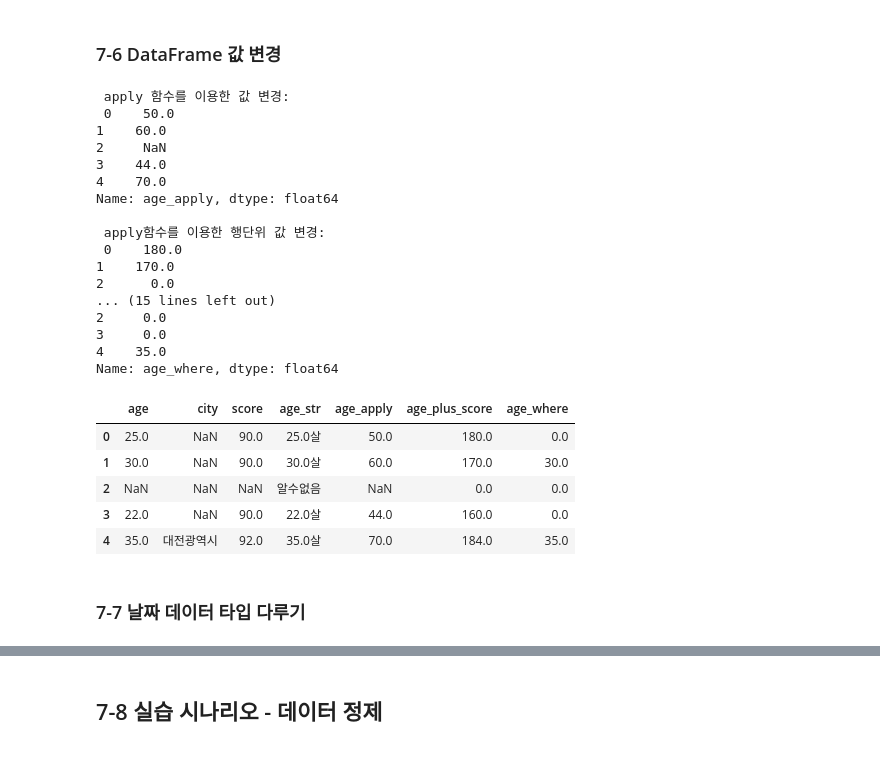
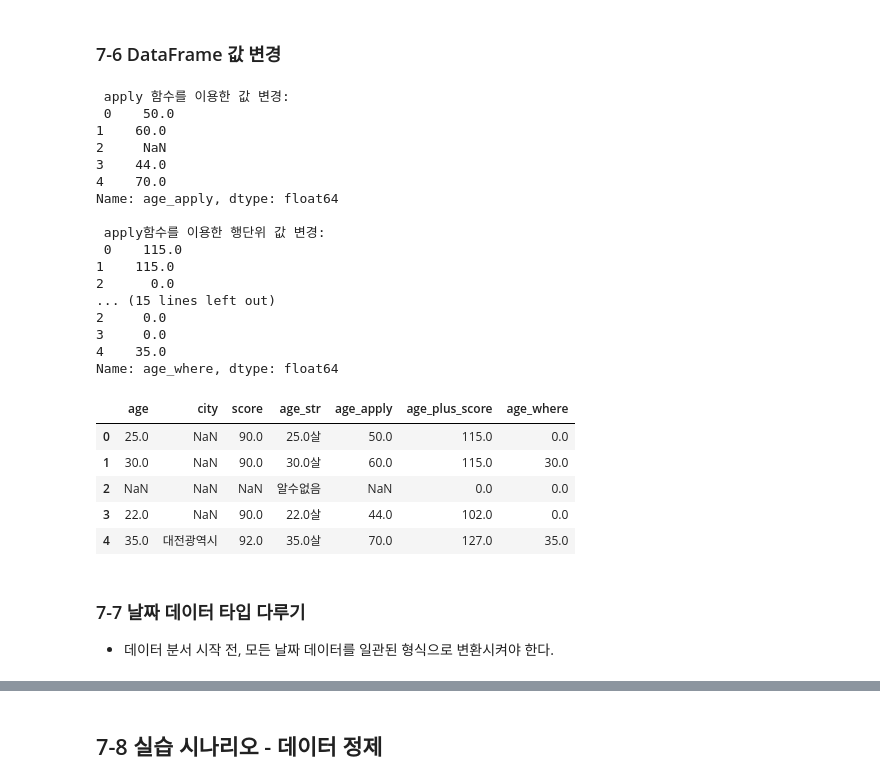
Before and after one commit to So-Youn/Data-Analysis-with-Open-Source, a Jupyter notebook: 오픈소스_데이터_분석_7강.ipynb, the cells around one changed output, grey strips where cells are left out. Saved outputs shown, nothing was run; the diff lists cells and outputs as text; code cells hidden in the pictures.

```diff
--- a/오픈소스_데이터_분석_7강.ipynb
+++ b/오픈소스_데이터_분석_7강.ipynb
@@ -208,58 +229,63 @@ df['city'] = df['city'].replace('Seoul','서울')
 df['city'] = df['city'].replace({None:'미정','Incheon':'인천'})
 
 ### map을 이용한 값 변경
+### map: 각 요소에 함수나 딕셔너리 적용하여 값 변경
 city_map = {'Seoul': '서울특별시', None: '미정', 'Incheon':'인천광역시', 'Daejeon':'대전광역시'}
 df['city'] = df['city'].map(city_map)
 
 df['age_str'] = df['age'].map(lambda x: f"{x}살" if pd.notna(x) else "알수없음")
 
 ### apply 함수를 이용한 값 변경
+### apply: 데이터의 각 요소에 함수를 적요할 때 사용
 df['age_apply'] = df['age'].apply(lambda x: x*2 if pd.notna(x) else None)
 print("\n apply 함수를 이용한 값 변경:\n", df['age_apply'])
 
 ### apply 함수를 이용한 행단위 값 변경
 def age_plus_score(row):
-    age = row['score'] if pd.notna(row['age']) else 0
+    age = row['age'] if pd.notna(row['age']) else 0
     score = row['score'] if pd.notna(row['score']) else 0
     return age + score
 df['age_plus_score'] = df.apply(age_plus_score, axis=1) # 행단위 적용
 print("\n apply함수를 이용한 행단위 값 변경:\n", df['age_plus_score'])
 
 
 ### loc 인덱스를 이용한 값 변경
+### loc : 특정 조건을 만족하는 행이나 열 선택하고, 값 변경
 df.loc[df['score'] < 90, 'score'] = 90 # df['score'] < 90인 행의 score값 90으로 변경
 print("\n점수가 90점 미만인 사람 90점으로 변경:\n", df)
 
 ### where 함수를 이용한 값 변경
+### where: 특정 조건을 만족하는 값만 유지하거나 ,다른 값으로 변경
 df['age_where'] = df['age'].where(df['age']>=30, other=0)
 print("\n age가 30이상인 값만 유지하고 나머지를 0으로 변경\n", df['age_where'])
 df
 # %% [output]
  apply 함수를 이용한 값 변경:
  0    50.0
 1    60.0
 2     NaN
 3    44.0
 4    70.0
 Name: age_apply, dtype: float64
 
  apply함수를 이용한 행단위 값 변경:
- 0    180.0
-1    170.0
+ 0    115.0
+1    115.0
 2      0.0
 ... (15 lines left out)
 2     0.0
 3     0.0
 4    35.0
 Name: age_where, dtype: float64
 |  | age | city | score | age_str | age_apply | age_plus_score | age_where |
-| 0 | 25.0 | NaN | 90.0 | 25.0살 | 50.0 | 180.0 | 0.0 |
-| 1 | 30.0 | NaN | 90.0 | 30.0살 | 60.0 | 170.0 | 30.0 |
+| 0 | 25.0 | NaN | 90.0 | 25.0살 | 50.0 | 115.0 | 0.0 |
+| 1 | 30.0 | NaN | 90.0 | 30.0살 | 60.0 | 115.0 | 30.0 |
 | 2 | NaN | NaN | NaN | 알수없음 | NaN | 0.0 | 0.0 |
-| 3 | 22.0 | NaN | 90.0 | 22.0살 | 44.0 | 160.0 | 0.0 |
-| 4 | 35.0 | 대전광역시 | 92.0 | 35.0살 | 70.0 | 184.0 | 35.0 |
+| 3 | 22.0 | NaN | 90.0 | 22.0살 | 44.0 | 102.0 | 0.0 |
+| 4 | 35.0 | 대전광역시 | 92.0 | 35.0살 | 70.0 | 127.0 | 35.0 |
 # %% [markdown]
 ### 7-7 날짜 데이터 타입 다루기
+- 데이터 분서 시작 전, 모든 날짜 데이터를 일관된 형식으로 변환시켜야 한다.
 # %%
 date_str = ['2025-07-01', '2025-08-01', '2025-09-01'] # 문자열
 df_date = pd.DataFrame({'date_str':date_str})
```
Also changed, not shown: parts of 14 cells of this notebook.
